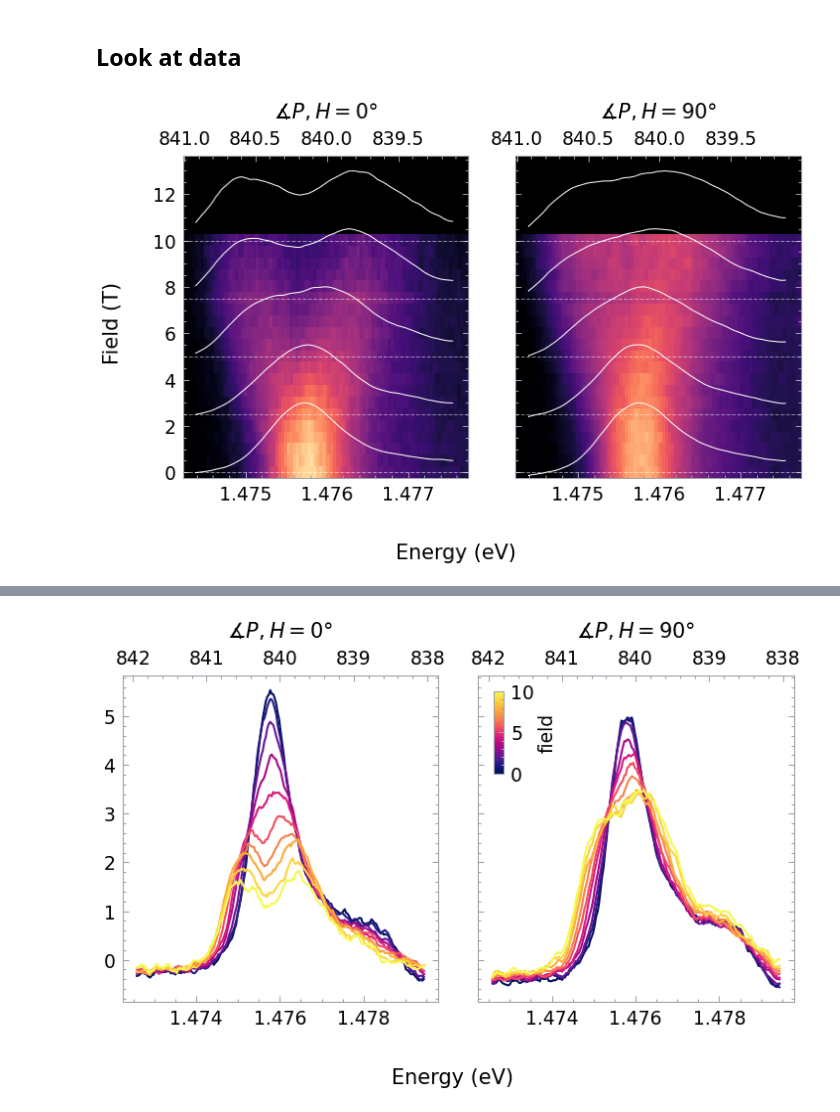
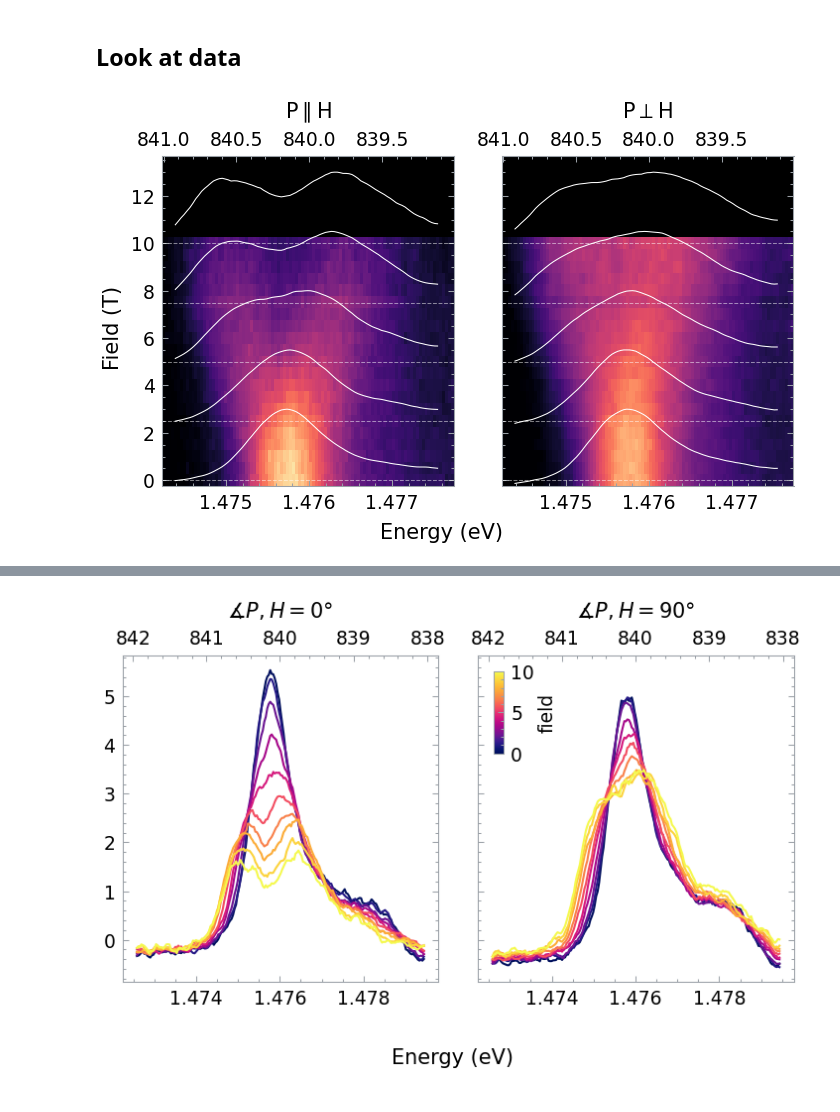
Before and after one commit to leoole100/bachelorarbeit_public, a Jupyter notebook: notebook/2024-03-18 NiPS3 model.ipynb, the cells around one changed output, grey strips where cells are left out. Drawn from its saved outputs; the diff is of its cells as text; code cells hidden in the pictures.

```diff
--- a/notebook/2024-03-18 NiPS3 model.ipynb
+++ b/notebook/2024-03-18 NiPS3 model.ipynb
@@ -614,36 +614,41 @@ def plot_splitting(s, figsize=FIGSIZE_LARGE, energy_axis=True):
             vmin=0,
             rasterized=True
         )
-        ax.set_title(fr"$\measuredangle P,H = {angle}°$")
+        if angle == 0:
+            ax.set_title("P$\parallel$H")
+        elif angle == 90:
+            ax.set_title("P$\perp$H")
+        else:
+            ax.set_title(fr"$\measuredangle P,H = {angle}°$")
         if energy_axis: plot.energy_ticks(ax, locator=False)
 
     # plot in white for some field
     for (ang, ax) in zip([0., 90.], axs):
         for f in np.linspace(0, 10., 5):
             d = s.sel(angle=ang)
             d = d.interp(field=f)
             d = d.rolling(wavelength=10, center=True).mean()
             d = d/vmax
             d = d/d.max()
             d = d*3
             pos = f
             ax.axhline(pos, color="white", lw=.5, linestyle="dashed", alpha=.5)
             ax.plot(
                 d.energy, d+pos,
                 color="white",
                 lw=.5
             )
         # ax.set_ylim(None, 12)
         ax.set_facecolor("black")
 
 
-    fig.supxlabel("Energy (eV)", fontsize=FONTSIZE)
-    fig.supylabel("Field (T)", fontsize=FONTSIZE)
+    fig.supxlabel("Energy (eV)", fontsize=FONTSIZE, y=0.07)
+    fig.supylabel("Field (T)", fontsize=FONTSIZE, x=0.05)
 
     plt.tight_layout()
 
     return fig
 fig = plot_splitting(normalize(pre(sel)))
-# fig.savefig("../report/figures/2024-04-10 NiPS4 splitting.pdf")
+fig.savefig("../report/figures/2024-04-10 NiPS4 splitting.pdf")
 # %% [output]
-[figure, old version]
+[figure, new version]
```
Also changed, not shown: parts of 21 cells of this notebook, 37 other files.
